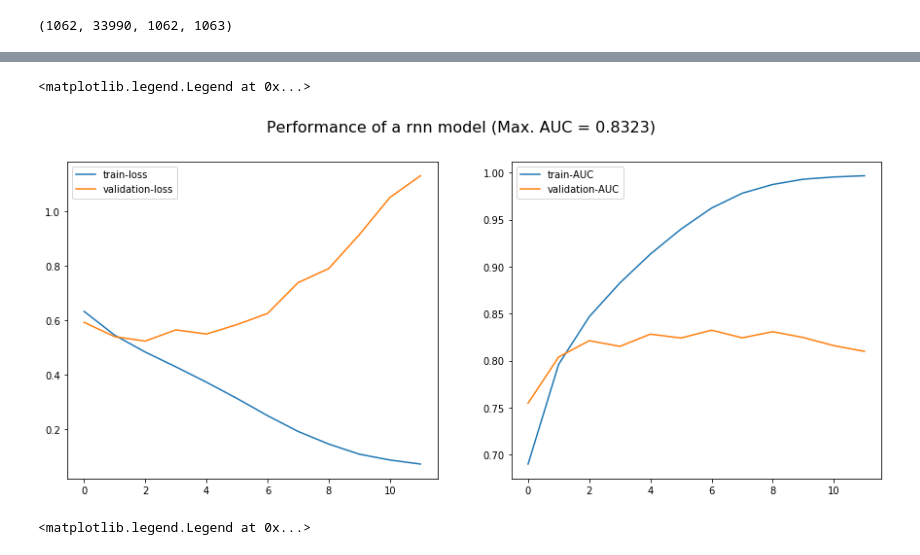
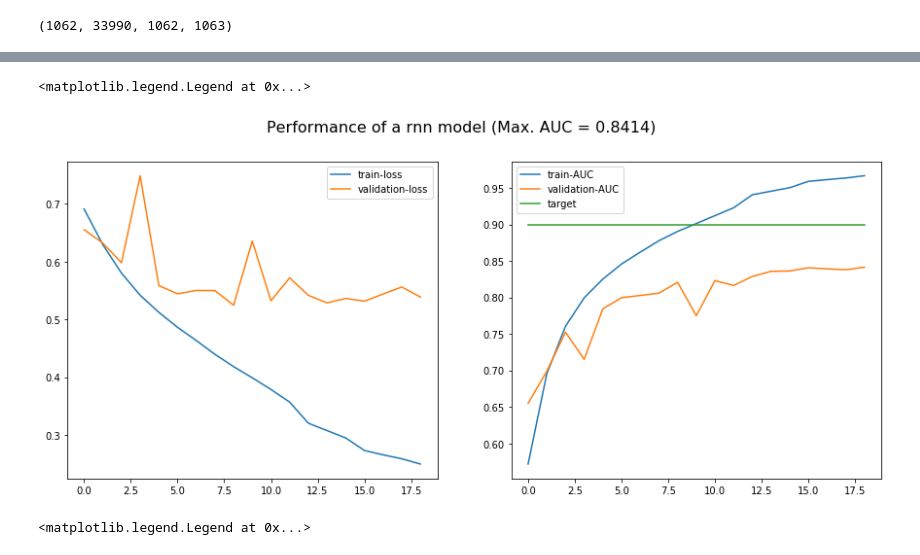
Before and after one commit to aeroabir/fashion_recommender, a Jupyter notebook: outfit_compatibility.ipynb, the cells around one changed output, grey strips where cells are left out. Drawn from its saved outputs; the diff is of its cells as text; code cells hidden in the pictures.

```diff
--- a/outfit_compatibility.ipynb
+++ b/outfit_compatibility.ipynb
@@ -218 +243,6 @@ Non-trainable params: 2,048
 __________________________________________________________________________________________________
+# %%
+from vgg16_models import vgg16_model_smaller
+
+model = vgg16_model_smaller()
+model.summary()
@@ -247,32 +300,34 @@ from data_process import CustomDataGen
 train_gen = CustomDataGen(train_X, train_y,
                           item_dict,
                           pv_items,
-                          image_dir,
+                          image_dir=image_dir,
                           batch_size=batch_size,
                           max_len=max_seq_len,
                           only_image=not include_text,
-                          image_embedding=use_image_embedding,
                           image_embedding_dim=image_embedding_dim,
                           image_embedding_file=image_embedding_file,
                           text_embedding_file=text_embedding_file,
                           number_items_in_batch=150,
                           variable_length_input=True,
                           text_embedding_dim=text_embedding_dim,
+                          include_item_categories=include_item_categories,
+                          image_data=image_data_type,
                          )
 valid_gen = CustomDataGen(valid_X, valid_y,
                           item_dict,
                           pv_items,
-                          image_dir,
+                          image_dir=image_dir,
                           batch_size=batch_size,
                           max_len=max_seq_len,
                           only_image=not include_text,
-                          image_embedding=use_image_embedding,
                           image_embedding_dim=image_embedding_dim,
                           image_embedding_file=image_embedding_file,
                           text_embedding_file=text_embedding_file,
                           number_items_in_batch=150,
                           variable_length_input=True,
                           text_embedding_dim=text_embedding_dim,
+                          include_item_categories=include_item_categories,
+                          image_data=image_data_type,
                          )
 print(len(train_gen), len(valid_gen))
 # %% [output]
@@ -314,7 +368,7 @@ print(len(train_gen), len(valid_gen))
 # %%
 learning_rate = 1.0e-04
 epochs = 100
-patience = 6
+patience = 10
 num_train = len(train_X)
 checkpoint_filepath = base_dir + '/checkpoint'
 
@@ -344,8 +398,8 @@ model_checkpoint_callback = tf.keras.callbacks.ModelCheckpoint(
     mode='min',
     save_best_only=True)
 
-reduce_lr = ReduceLROnPlateau(monitor='val_loss', factor=0.2,
-                              patience=2, min_lr=1e-06)
+reduce_lr = ReduceLROnPlateau(monitor='val_loss', factor=0.5,
+                              patience=3, min_lr=1e-07)
 
 tic = time.time()
 # run = wandb.init(reinit=True)
@@ -416,20 +451,21 @@ plt.legend()
 # %%
-auc_str = "auc"
+auc_str = "auc_2"
 f, axs = plt.subplots(1,2,figsize=(15,6))
 max_val_auc = max(history.history[f'val_{auc_str}'])
 f.suptitle(f'Performance of a {model_type} model (Max. AUC = {max_val_auc:.4})', fontsize=16)
 plt.subplot(121)
 plt.plot(history.history['loss'], label='train-loss')
 plt.plot(history.history['val_loss'], label='validation-loss')
 plt.legend()
 
 plt.subplot(122)
 plt.plot(history.history[auc_str], label='train-AUC')
 plt.plot(history.history[f'val_{auc_str}'], label='validation-AUC')
+plt.plot([0.9] * (len(history.history[auc_str])), label="target")
 plt.legend()
 # %% [output]
 <matplotlib.legend.Legend at 0x...>
-[figure, old version]
+[figure, new version]
 # %%
 f, axs = plt.subplots(1,2,figsize=(15,6))
 plt.subplot(121)
```
Also changed, not shown: parts of 15 cells of this notebook, 15 other files.
